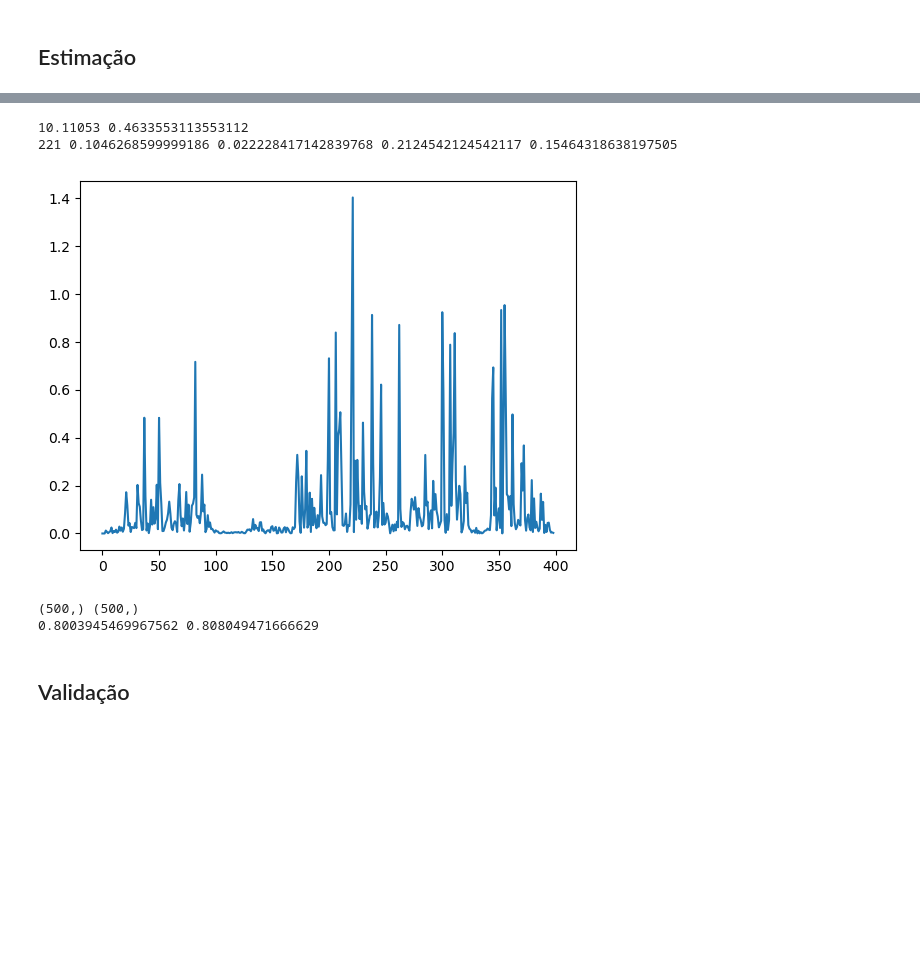
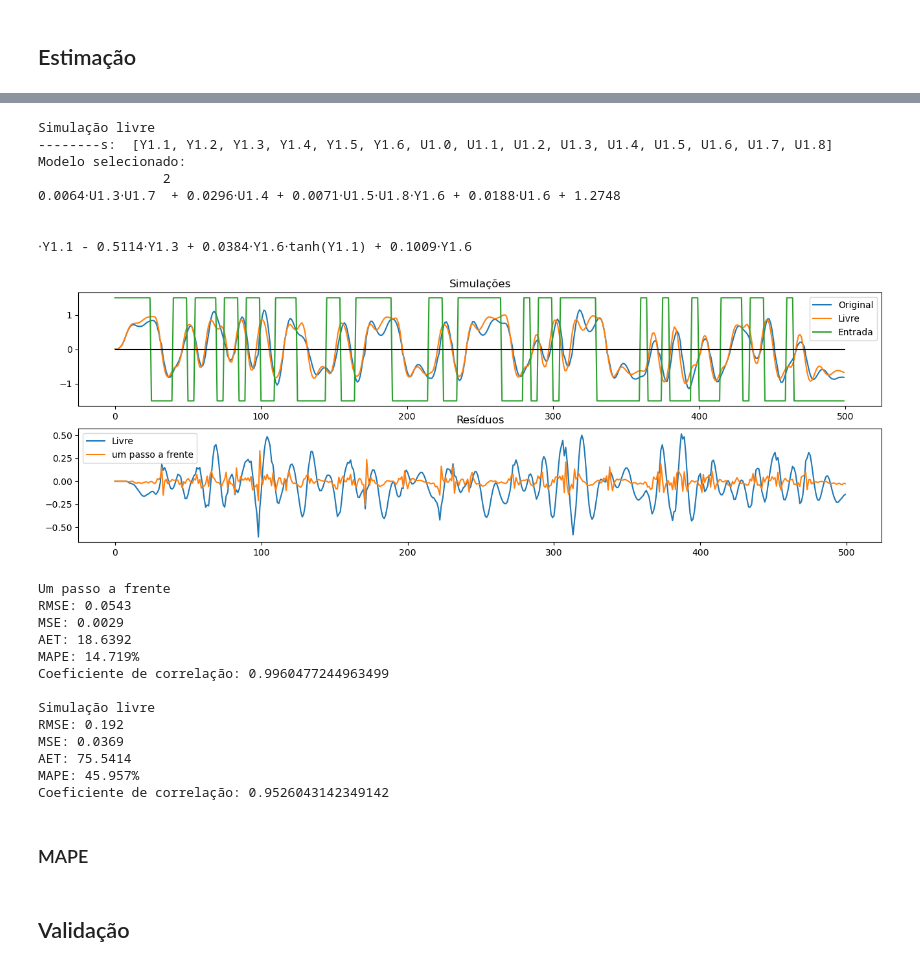
Before and after one commit to JonhLucas/NARX_MISO, a Jupyter notebook: simpleNarx/couplemotor.ipynb, the cells around one changed output, grey strips where cells are left out. Saved outputs shown, nothing was run; the diff lists cells and outputs as text; code cells hidden in the pictures; blank space fills up the shorter version.

```diff
--- a/simpleNarx/couplemotor.ipynb
+++ b/simpleNarx/couplemotor.ipynb
@@ -516,3 +545,66 @@ MAPE: 40.605%
+# %%
+'''uVal = u11.copy().T
+yVal = zc11.T
+uVal[0, :-115] = uVal[0, 115:]
+uVal[0, -115:] = 2
+uVal[0, 420:] = -2
+uVal[0, 450:] = 1
+uVal[0, 480:] = 1'''
+uVal = u1.copy().T
+yVal = zc1.T
+
+yValHat = sselector.oneStepForward(uVal, yVal, theta, ss[selected], params[output]['nb'], params[output]['na'], output)
+valLivre = sselector.predict(uVal, yVal, theta, ss[selected], params[output]['nb'], params[output]['na'], output, params[output]['delay'], params[output]['diff'], dt=0.1, intg=False)
+
+print("Modelo selecionado:")
+pprint( model @ np.round(theta, 4))
+
+f, ax = plt.subplots(2, 1, figsize=[16,5])
+ax[0].plot(yVal[output].T, label='Original')
+ax[0].plot(valLivre, label='Livre')
+ax[0].plot(uVal.T, label='Entrada')
+#ax[0].plot(np.abs(valLivre), label='Livre')
+#ax[0].plot(yhat, label='um passo a frente')
+ax[0].hlines(0, 0, 500, colors='black')
+ax[0].set_title("Simulações")
+ax[0].legend()
+
+
+ax[1].plot(yVal[output].T - (valLivre), label='Livre')
+ax[1].plot(yVal[output].T - (yValHat), label='um passo a frente')
+ax[1].set_title("Resíduos")
+ax[1].legend()
+plt.show()
+
+print("\nUm passo a frente")
+metrics(yVal[0, :], (yValHat))
+print("\nSimulação livre")
+metrics(yVal[0, :], (valLivre))
+# %% [output]
+Simulação livre
+--------s:  [Y1.1, Y1.2, Y1.3, Y1.4, Y1.5, Y1.6, U1.0, U1.1, U1.2, U1.3, U1.4, U1.5, U1.6, U1.7, U1.8]
+Modelo selecionado:
+                2
+0.0064⋅U1.3⋅U1.7  + 0.0296⋅U1.4 + 0.0071⋅U1.5⋅U1.8⋅Y1.6 + 0.0188⋅U1.6 + 1.2748
+
+
+⋅Y1.1 - 0.5114⋅Y1.3 + 0.0384⋅Y1.6⋅tanh(Y1.1) + 0.1009⋅Y1.6
+[figure, added]
+Um passo a frente
+RMSE: 0.0543
+MSE: 0.0029
+AET: 18.6392
+MAPE: 14.719%
+Coeficiente de correlação: 0.9960477244963499
+
+Simulação livre
+RMSE: 0.192
+MSE: 0.0369
+AET: 75.5414
+MAPE: 45.957%
+Coeficiente de correlação: 0.9526043142349142
+# %% [markdown]
+### MAPE
 # %%
 r = (z11[:, 0] - np.abs(yhat))
 index = np.where(z11[:, 0] > 0.1)
@@ -526,15 +618,9 @@ print(i, r[i] / z11[i, 0], r[i] , z11[i, 0], slivre[i])
 plt.plot(ape)
 plt.show()
 
-coeficiente_hat = np.corrcoef(z11[:,0], yhat)[0, 1]
-coeficiente_livre = np.corrcoef(z11[:,0], slivre)[0, 1]
+coeficiente_hat = np.corrcoef(z11[:,0], np.abs(yhat))[0, 1]
+coeficiente_livre = np.corrcoef(z11[:,0], np.abs(slivre))[0, 1]
 print(coeficiente_hat, coeficiente_livre)
-# %% [output]
-10.11053 0.4633553113553112
-221 0.1046268599999186 0.022228417142839768 0.2124542124542117 0.15464318638197505
-[figure, removed]
-(500,) (500,)
-0.8003945469967562 0.808049471666629
 # %% [markdown]
 ## Validação
 # %%
```
Also changed, not shown: parts of 24 cells of this notebook, 20 other files.
